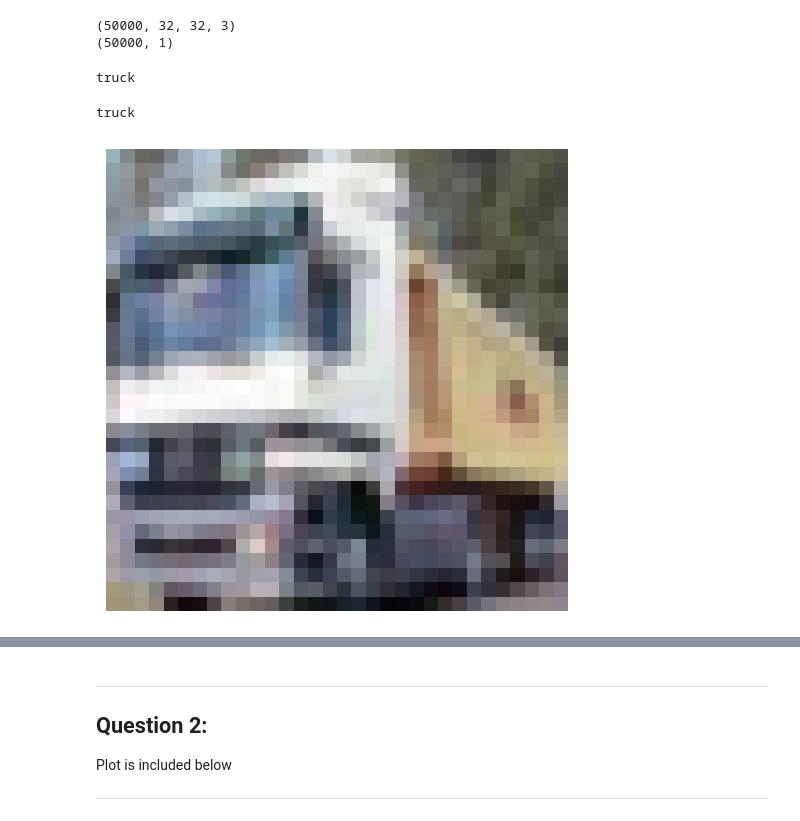
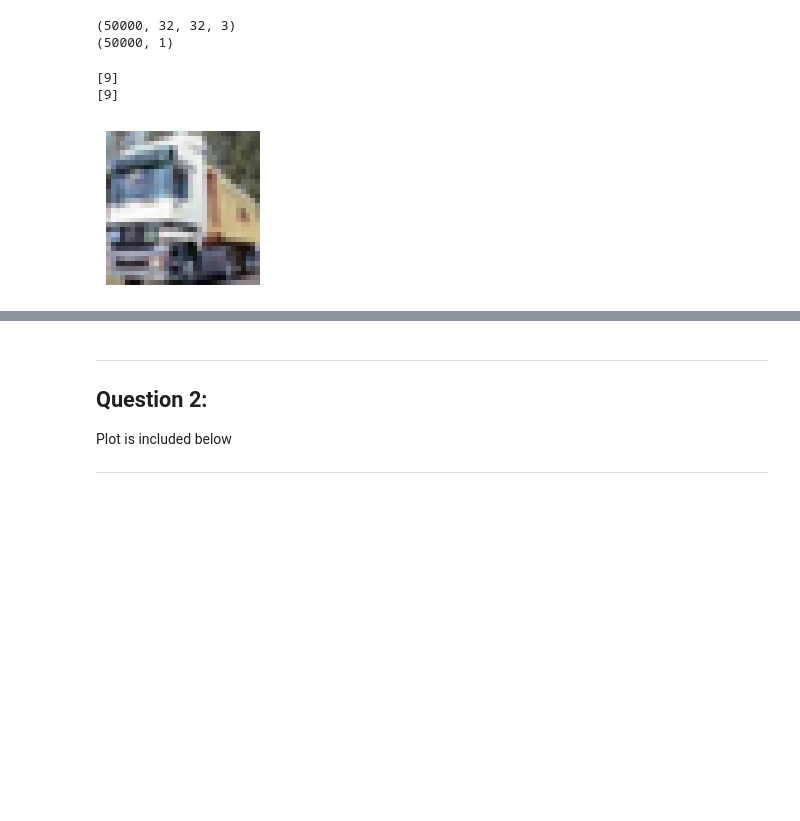
Before and after one commit to Stijnaard/B1MHLV, a Jupyter notebook: Challenge1.ipynb, the cells around one changed output, grey strips where cells are left out. Cells and saved outputs as stored; diff of their text form; code cells hidden in the pictures; blank space fills up the shorter version.

```diff
--- a/Challenge1.ipynb
+++ b/Challenge1.ipynb
@@ -32,6 +29,20 @@ print(y_train.shape)
 # Normalise images, because the RBG-image values are between 0 and 255, this will normalise them and help training the network.
 x_train = x_train / 255
 x_test = x_test / 255
+# %%
+print(y_train[1])
+
+import matplotlib.pyplot as plt
+print(y_train[1])
+
+plt.figure(figsize=(2,2))
+plt.imshow(x_train[1])
+plt.axis('off')
+plt.show()
+# %% [output]
+[9]
+[9]
+[figure, added]
 # %%
 # Keep labels numeric for training, and map them only when you want to display the class name.
 convert = {0: "airplane",
@@ -53,18 +64,3 @@ if isinstance(y_train[0], str):
 else:
     y_train = np.array([label[0] for label in y_train], dtype="int64")
     y_test = np.array([label[0] for label in y_test], dtype="int64")
-# %%
-print(y_train[1])
-# %% [output]
-truck
-# %%
-import matplotlib.pyplot as plt
-print(y_train[1])
-
-plt.figure(figsize=(6, 6))
-plt.imshow(x_train[1])
-plt.axis('off')
-plt.show()
-# %% [output]
-truck
-[figure, removed]
```
Also changed, not shown: parts of 9 cells of this notebook.
